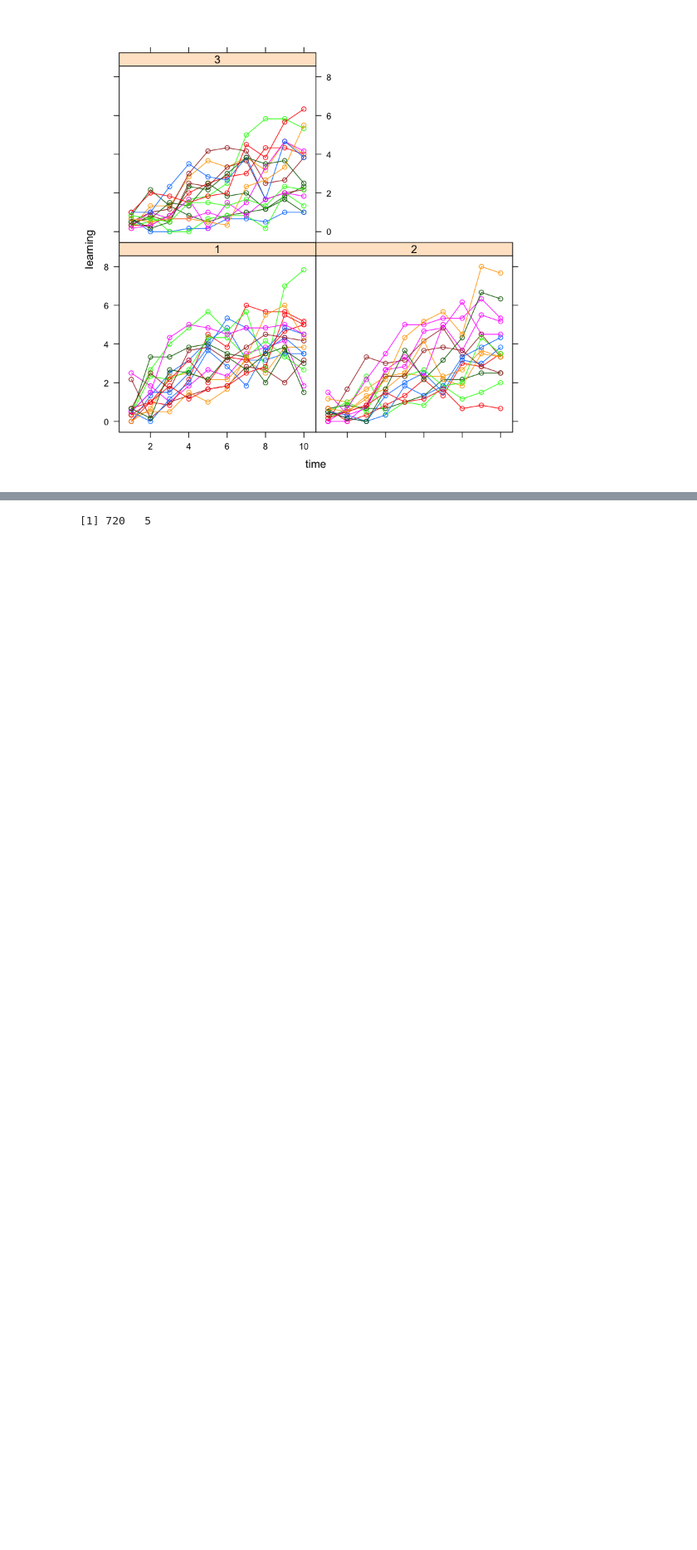
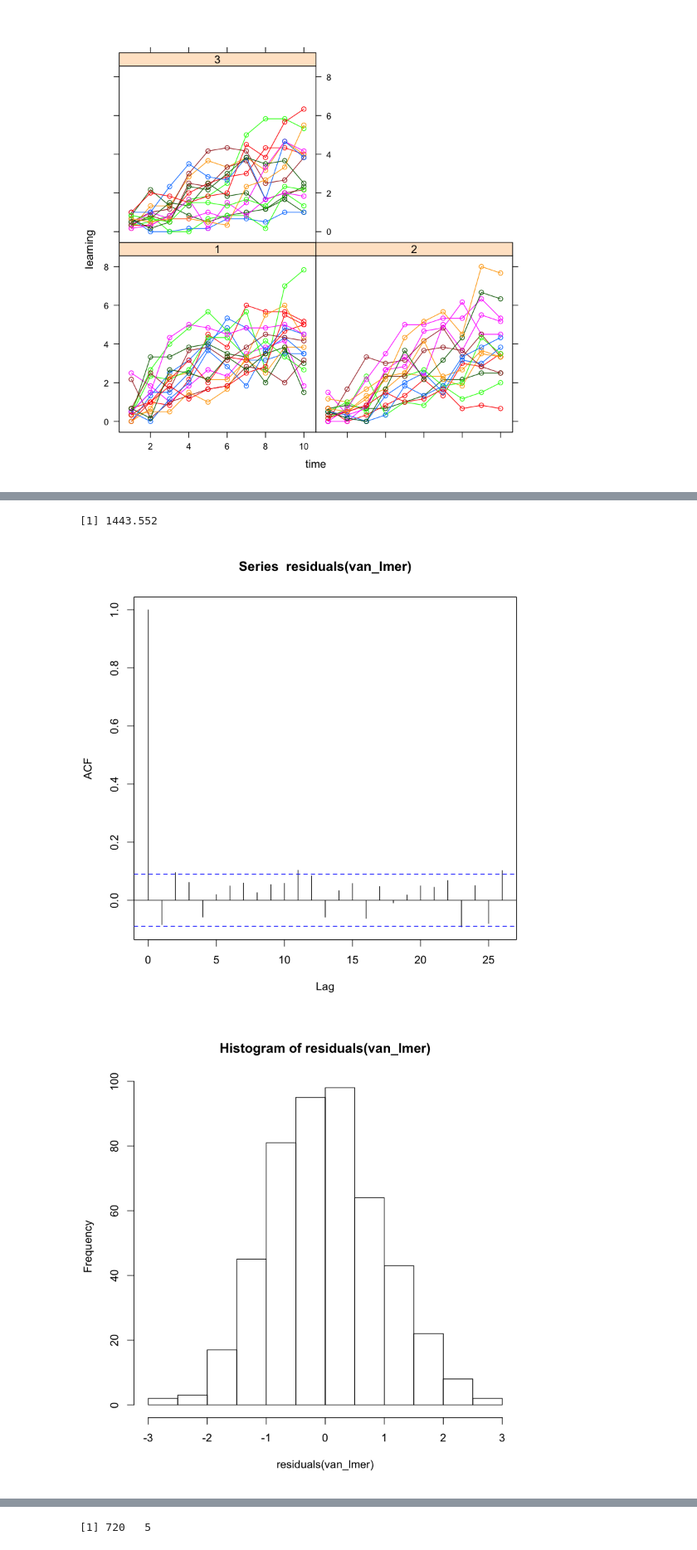
Before and after one commit to Lslipski/pbs110, a Jupyter notebook: pbs111/Final.ipynb, the cells around one changed output, grey strips where cells are left out. Shown at 83% size. Cells and saved outputs as stored; diff of their text form; code cells hidden in the pictures; blank space fills up the shorter version.

```diff
--- a/pbs111/Final.ipynb
+++ b/pbs111/Final.ipynb
@@ -655,0 +657,8 @@ There appear to be at least a few individuals within each group whose slopes dif
+# %%
+# run vanilla lmer to get an idea of effects and check autocorrelation
+van_lmer = lmer(learning ~ time + Group + Gender + (1 | subject), data = rats_long, REML=FALSE)
+summary(van_lmer)
+AIC(van_lmer)
+acf(residuals(van_lmer))
+hist(residuals(van_lmer))
+# %% [output]
@@ -655,0 +682,3 @@ There appear to be at least a few individuals within each group whose slopes dif
+[1] 1443.552
+[figure, added]
+[figure, added]
```
Also changed, not shown: parts of 11 cells of this notebook, 1 other file.
